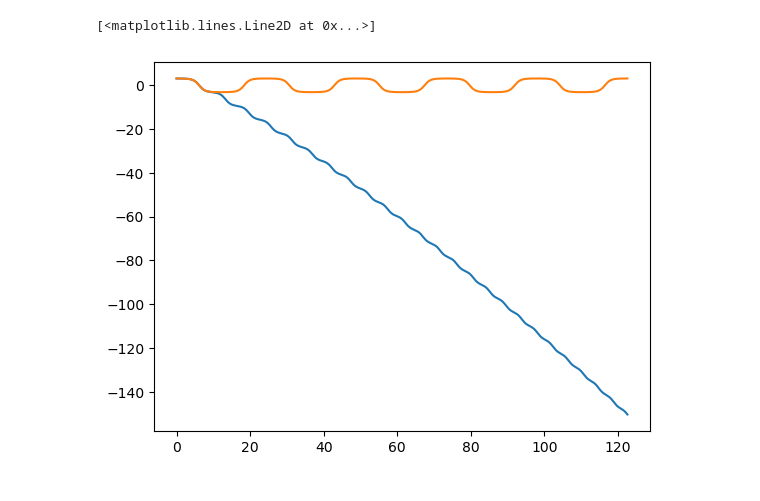
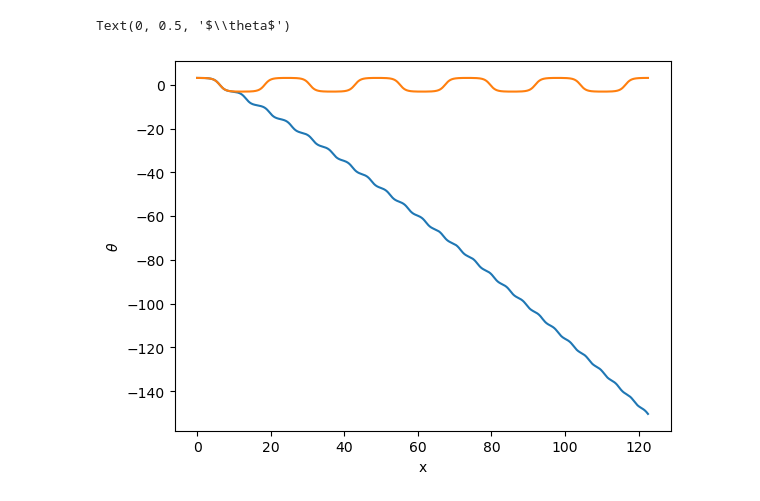
Before and after one commit to WashU-Physics-Courses/phys-427-homework-4-solution, a Jupyter notebook: problem2.ipynb, the cells around one changed output. Saved outputs shown, nothing was run; the diff lists cells and outputs as text; code cells hidden in the pictures.

```diff
--- a/problem2.ipynb
+++ b/problem2.ipynb
@@ -4,11 +4,11 @@ import matplotlib.pyplot as plt
 # %%
 data_euler = np.loadtxt('output-euler.csv', delimiter=',')
 data_rk4 = np.loadtxt('output-rk.csv', delimiter=',')
 plt.plot(data_euler[:,0], data_euler[:,1], label='Euler')
 plt.plot(data_rk4[:,0], data_rk4[:,1], label='RK4')
 ax = plt.gca()
 ax.set_xlabel('x')
-ax.set_ylabel('$\theta$')
+ax.set_ylabel('$\\theta$')
 # %% [output]
-[<matplotlib.lines.Line2D at 0x...>]
+Text(0, 0.5, '$\\theta$')
-[figure, old version]
+[figure, new version]
```
Also changed, not shown: parts of 1 cell of this notebook, 1 other file.
